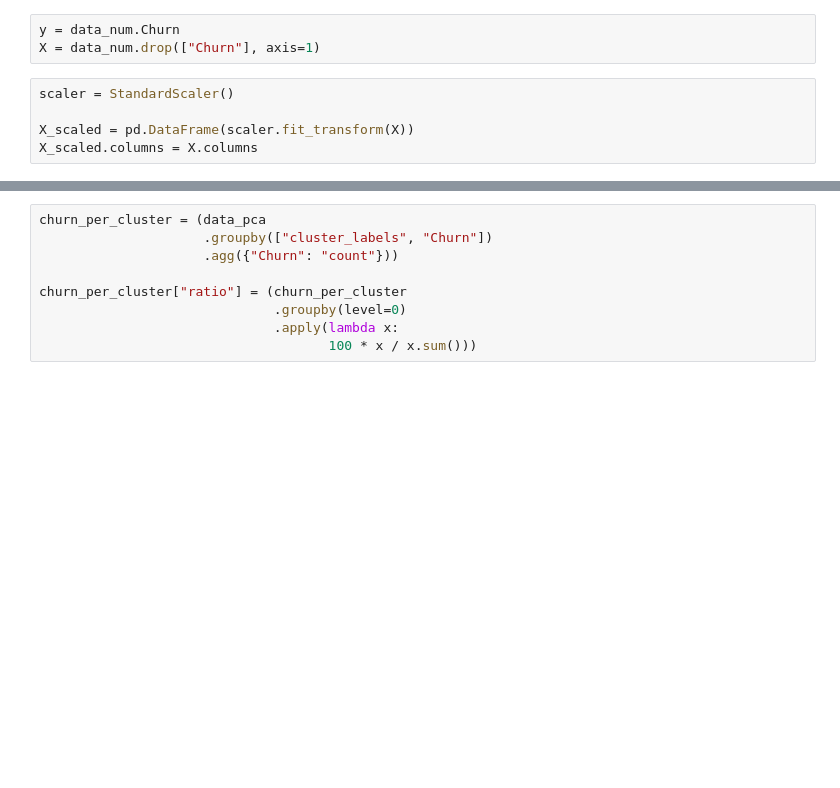
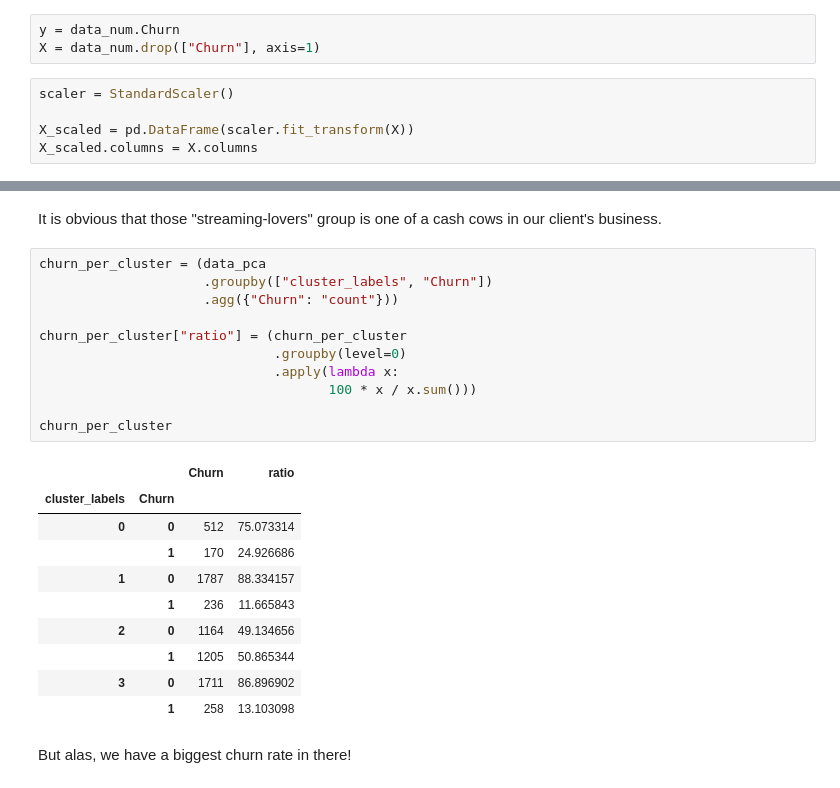
Before and after one commit to woldemarg/ds_tests, a Jupyter notebook: task_3/scripts/main.ipynb, the cells around one changed output, grey strips where cells are left out. Cells and saved outputs as stored; diff of their text form; blank space fills up the shorter version.

```diff
--- a/task_3/scripts/main.ipynb
+++ b/task_3/scripts/main.ipynb
@@ -229,9 +357,26 @@ mon_income_avg
+# %% [markdown]
+It is obvious that those "streaming-lovers" group is one of a cash cows in our client's business.
 # %%
 churn_per_cluster = (data_pca
                      .groupby(["cluster_labels", "Churn"])
                      .agg({"Churn": "count"}))
 
 churn_per_cluster["ratio"] = (churn_per_cluster
                               .groupby(level=0)
                               .apply(lambda x:
                                      100 * x / x.sum()))
+
+churn_per_cluster
+# %% [output]
+|  |  | Churn | ratio |
+| cluster_labels | Churn |  |  |
+| 0 | 0 | 512 | 75.073314 |
+|  | 1 | 170 | 24.926686 |
+| 1 | 0 | 1787 | 88.334157 |
+|  | 1 | 236 | 11.665843 |
+| 2 | 0 | 1164 | 49.134656 |
+|  | 1 | 1205 | 50.865344 |
+| 3 | 0 | 1711 | 86.896902 |
+|  | 1 | 258 | 13.103098 |
+# %% [markdown]
+But alas, we have a biggest churn rate in there!
```
Also changed, not shown: parts of 48 cells of this notebook, 6 other files.
